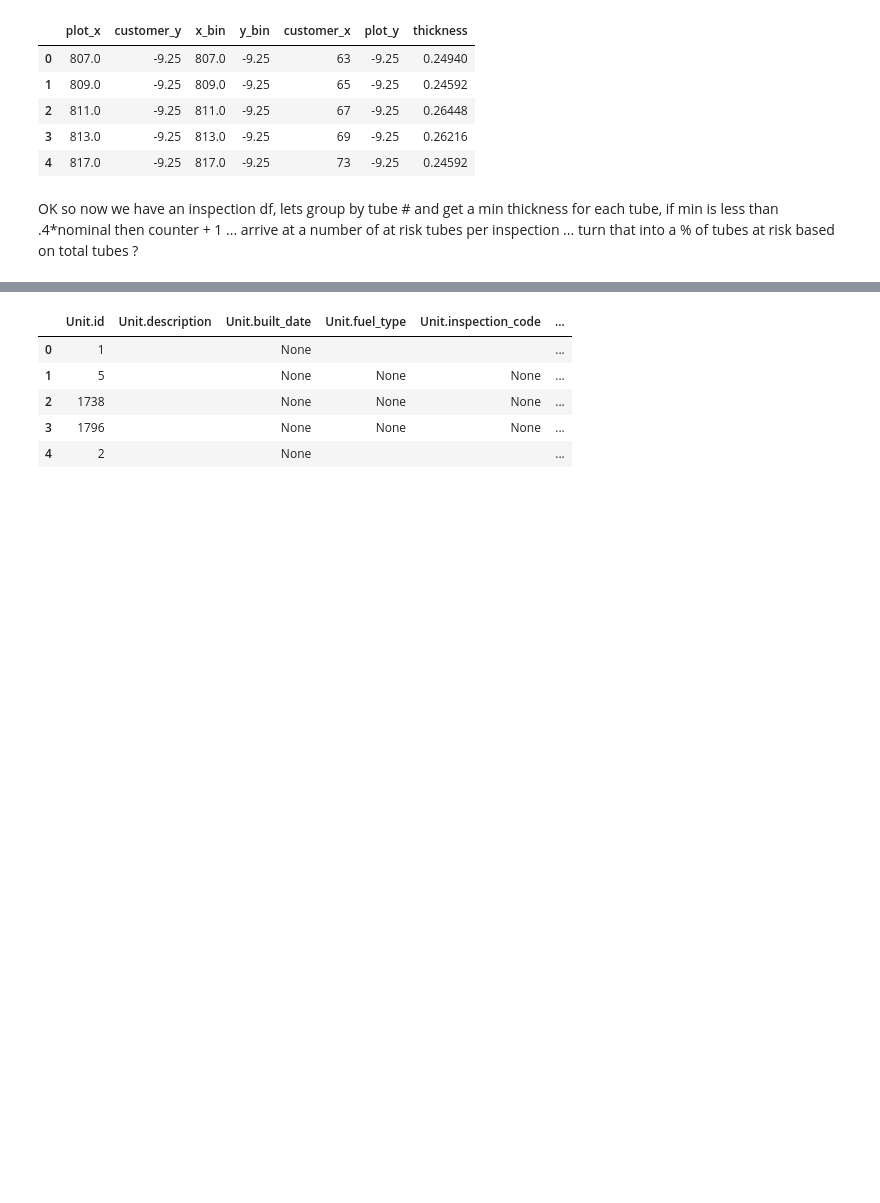
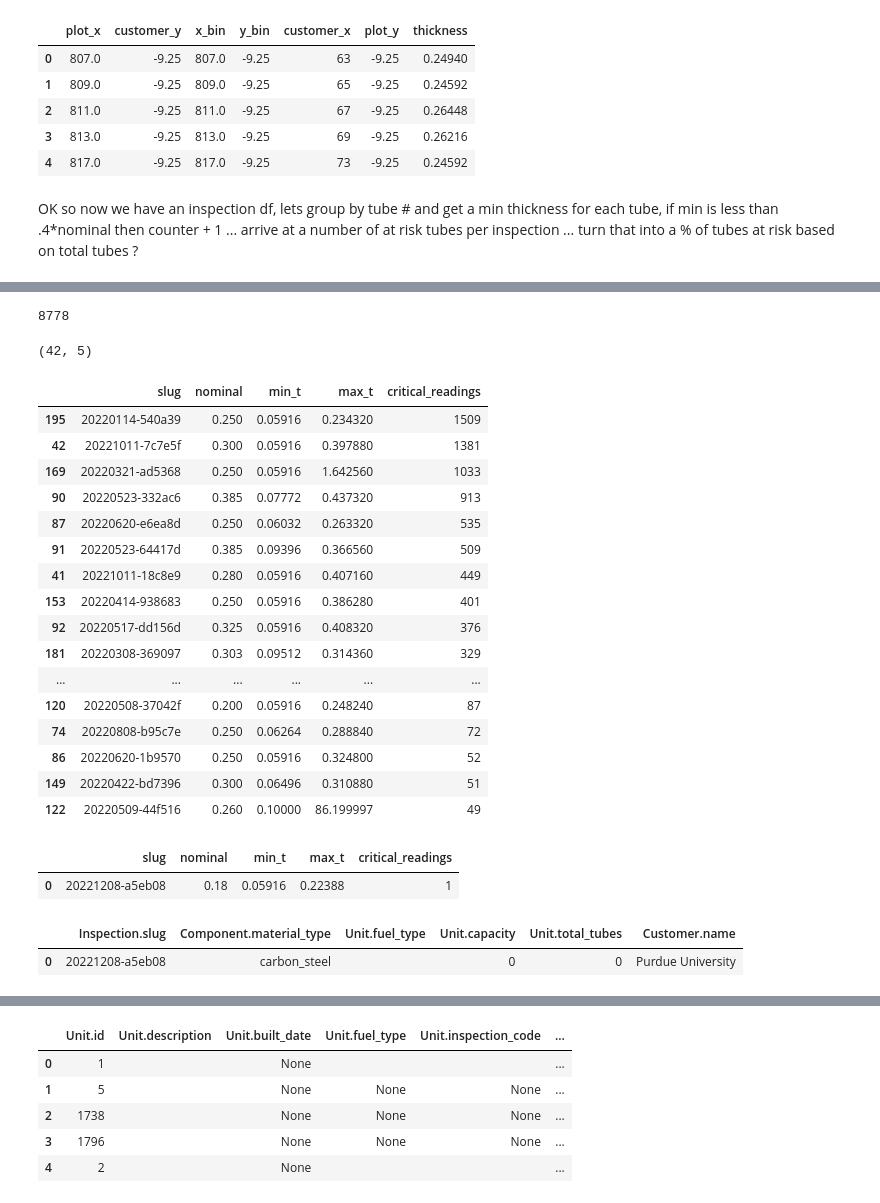
Before and after one commit to GeckoRobotics/davos-data-project, a Jupyter notebook: notebooks/davos.ipynb, the cells around one changed output, grey strips where cells are left out. Cells and saved outputs as stored; diff of their text form; code cells hidden in the pictures; blank space fills up the shorter version.

```diff
--- a/notebooks/davos.ipynb
+++ b/notebooks/davos.ipynb
@@ -620,0 +681,4 @@ inspection_df.groupby(['customer_x'])['thickness'].min().to_list()
+# %%
+threshold = .4
+# %%
+targets_df = trim_inspslug_nom_df.head()
@@ -620,0 +698,36 @@ inspection_df.groupby(['customer_x'])['thickness'].min().to_list()
+# %%
+def check_thickness(targets_df, threshold):
+    """
+    Takes a dataframe of target inspection slugs and nominals and returns analysis data
+    inputs: targets_df, threshold
+    outputs: analysis row, min,max,count critical
+    """
+    data_list = []
+
+    for row in range(len(targets_df)):
+        inspection_slug = targets_df.loc[row, 'slug']
+        nominal = targets_df.loc[row, 'nominal']
+
+        if row%10 == 0:
+            print(row)
+
+        req = requests.get(f"{prod['url_start']}{inspection_slug}{prod['url_end']}", headers=headers)
+        if req.json():
+            try:
+                inspection_df = pd.DataFrame(req.json()['plots'][0]['data'])
+
+                min_t, max_t, critical_tubes_count = analyze_inspection_df(inspection_df, nominal, threshold)
+
+                data = [inspection_slug, nominal, min_t, max_t, critical_tubes_count]
+                #print(data)
+                data_list.append(data)
+            except:
+                print('error')
+
+        else:
+            print('Inspection slug failed to return data: {}'.format(inspection_slug))
+
+
+    data_df = pd.DataFrame(data_list, columns=['slug', 'nominal', 'min_t', 'max_t', 'critical_readings'])
+
+    return data_df
@@ -620,0 +751,2 @@ inspection_df.groupby(['customer_x'])['thickness'].min().to_list()
+# %%
+critical_df = check_thickness(trim_inspslug_nom_df, threshold)
@@ -620,0 +784,38 @@ inspection_df.groupby(['customer_x'])['thickness'].min().to_list()
+# %%
+critical_df.critical_readings.sum()
+# %% [output]
+8778
+# %%
+critical_df[critical_df['critical_readings'] != 0].shape
+# %% [output]
+(42, 5)
+# %%
+critical_df.sort_values(by='critical_readings', ascending=False).head(20)
+# %% [output]
+|  | slug | nominal | min_t | max_t | critical_readings |
+| 195 | 20220114-540a39 | 0.250 | 0.05916 | 0.234320 | 1509 |
+| 42 | 20221011-7c7e5f | 0.300 | 0.05916 | 0.397880 | 1381 |
+| 169 | 20220321-ad5368 | 0.250 | 0.05916 | 1.642560 | 1033 |
+| 90 | 20220523-332ac6 | 0.385 | 0.07772 | 0.437320 | 913 |
+| 87 | 20220620-e6ea8d | 0.250 | 0.06032 | 0.263320 | 535 |
+| 91 | 20220523-64417d | 0.385 | 0.09396 | 0.366560 | 509 |
+| 41 | 20221011-18c8e9 | 0.280 | 0.05916 | 0.407160 | 449 |
+| 153 | 20220414-938683 | 0.250 | 0.05916 | 0.386280 | 401 |
+| 92 | 20220517-dd156d | 0.325 | 0.05916 | 0.408320 | 376 |
+| 181 | 20220308-369097 | 0.303 | 0.09512 | 0.314360 | 329 |
+| ... | ... | ... | ... | ... | ... |
+| 120 | 20220508-37042f | 0.200 | 0.05916 | 0.248240 | 87 |
+| 74 | 20220808-b95c7e | 0.250 | 0.06264 | 0.288840 | 72 |
+| 86 | 20220620-1b9570 | 0.250 | 0.05916 | 0.324800 | 52 |
+| 149 | 20220422-bd7396 | 0.300 | 0.06496 | 0.310880 | 51 |
+| 122 | 20220509-44f516 | 0.260 | 0.10000 | 86.199997 | 49 |
+# %%
+critical_df.head(1)
+# %% [output]
+|  | slug | nominal | min_t | max_t | critical_readings |
+| 0 | 20221208-a5eb08 | 0.18 | 0.05916 | 0.22388 | 1 |
+# %%
+ref_df.head(1)
+# %% [output]
+|  | Inspection.slug | Component.material_type | Unit.fuel_type | Unit.capacity | Unit.total_tubes | Customer.name |
+| 0 | 20221208-a5eb08 | carbon_steel |  | 0 | 0 | Purdue University |
```
Also changed, not shown: parts of 23 cells of this notebook.
